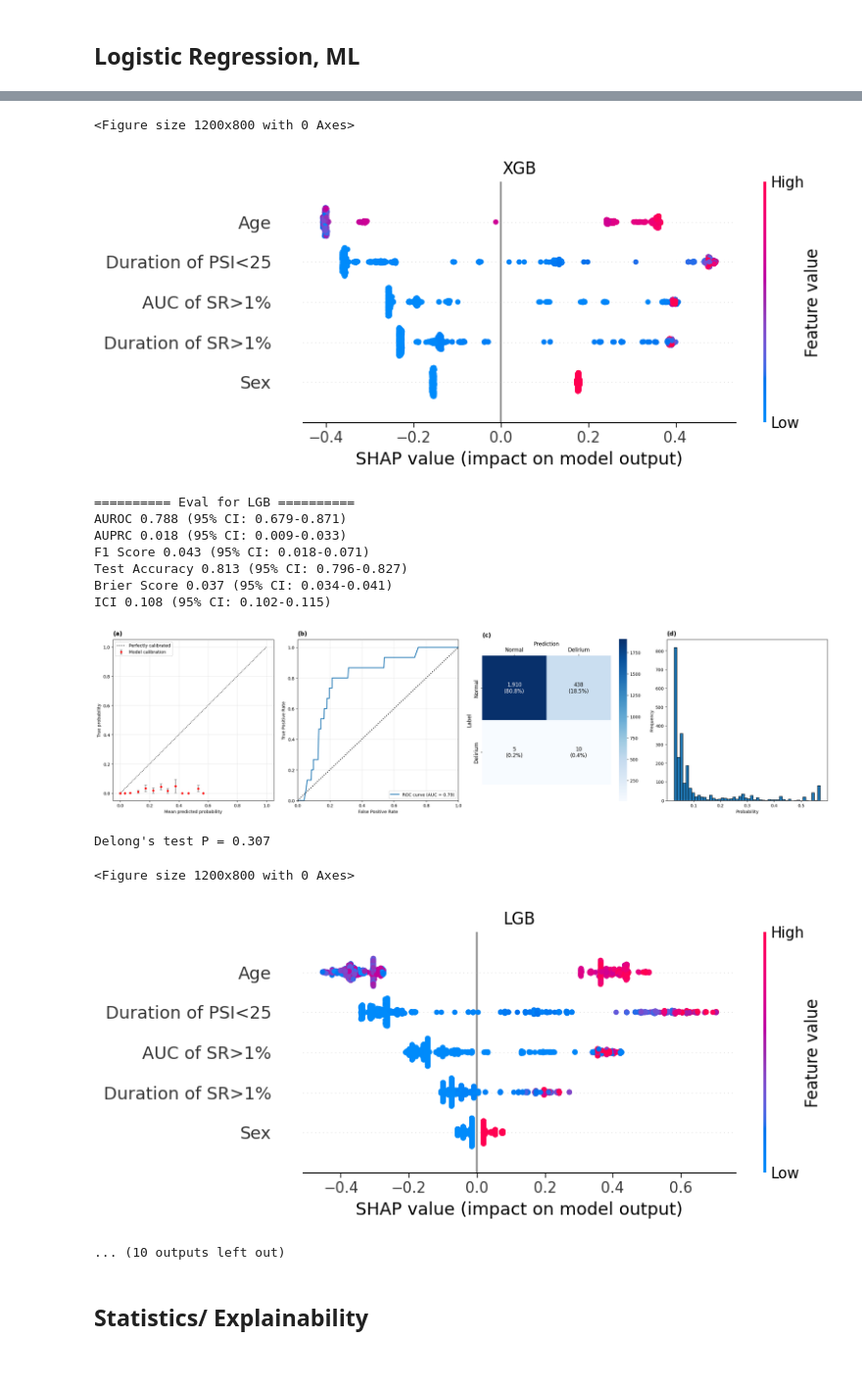
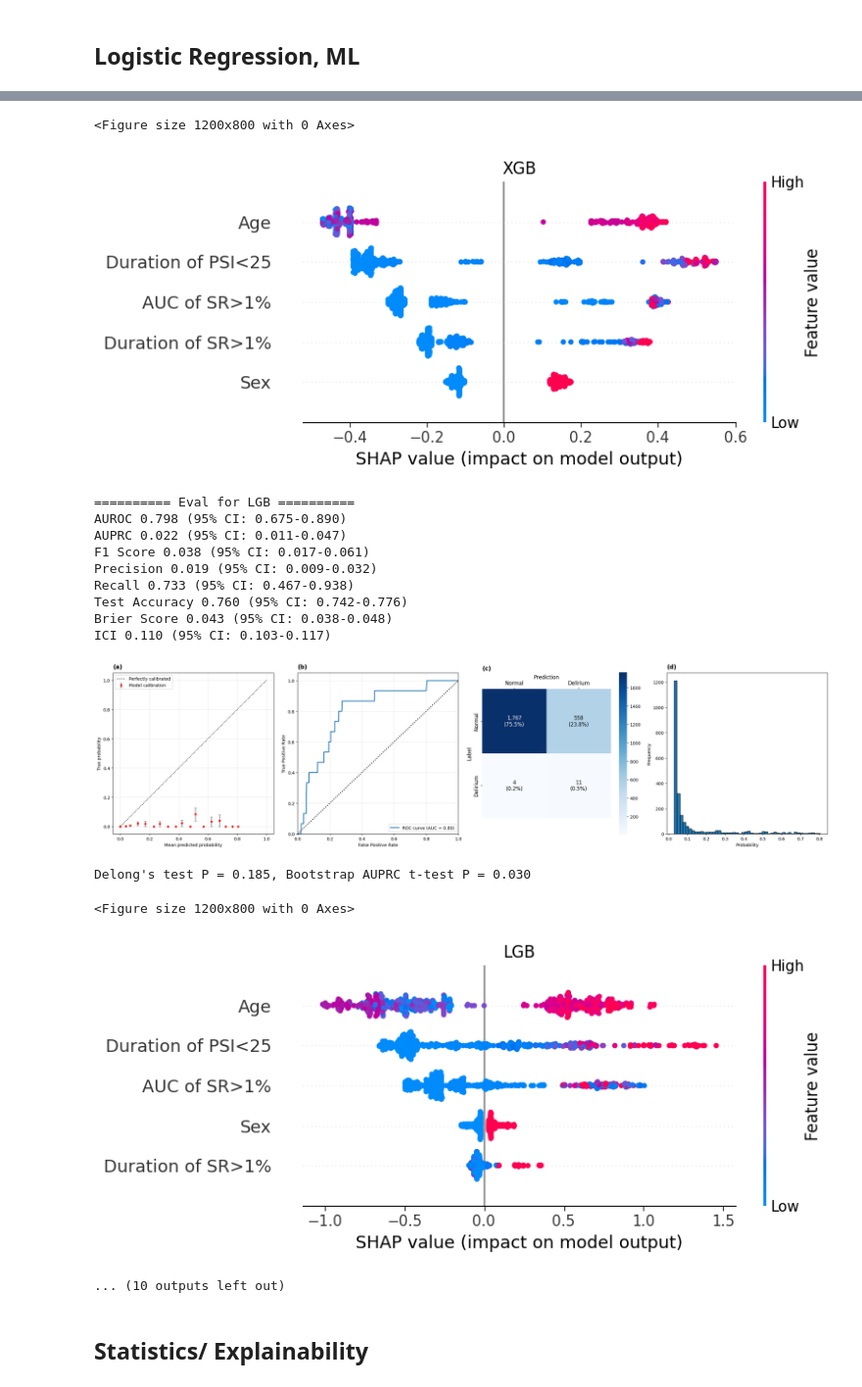
Before and after one commit to oskumd2/EEG_Delirium, a Jupyter notebook: notebook_inference.ipynb, the cells around one changed output, grey strips where cells are left out. Shown at 98% size. Drawn from its saved outputs; the diff is of its cells as text; code cells hidden in the pictures.

```diff
--- a/notebook_inference.ipynb
+++ b/notebook_inference.ipynb
@@ -976,6 +992,16 @@ FILE = np.load('F_f.npy', mmap_mode='r')
 A = np.load('A_f.npy', mmap_mode='r')
 S = np.load('S_f.npy', mmap_mode='r')
 P = np.load('P_f.npy', mmap_mode='r')
+GENERAL = np.load('GENERAL_f.npy', mmap_mode='r')
+
+general_mask = (GENERAL == 1)
+X_normalized = X_normalized[general_mask]
+Y_normalized = Y_normalized[general_mask]
+ID = ID[general_mask]
+FILE = FILE[general_mask]
+A = A[general_mask]
+S = S[general_mask]
+P = P[general_mask]
 
 train_mask = np.isin(ID, train_ids)
 X_train_full = X_normalized[train_mask]
@@ -1326,7 +1344,7 @@ models = {
 for model_name, objective_func in models.items():
     print(f"Optimizing {model_name}...")
     study = optuna.create_study(direction='maximize')
-    study.optimize(lambda trial: objective_func(trial, x_train), n_trials=1000)
+    study.optimize(lambda trial: objective_func(trial, x_train), n_trials=15)
 # %%
 x_train = pd.read_csv('eeg_rid_supreme_train_5_ml.csv')
 x_test = pd.read_csv('eeg_rid_supreme_test_ml.csv')
@@ -1359,6 +1377,31 @@ delphi_auroc = roc_auc_score(y_test, x_test['y_test_proba_delphi'])
 
 print(f"DELPHI-EEG AUROC: {delphi_auroc:.3f}, Delong's test P = {delong_roc_test(y_test, x_test['y_test_proba_delphi'], x_test['y_test_proba_lr'])[0][0]:.3f}")
 
+def bootstrap_auprc_test(y_true, y_pred1, y_pred2, n_bootstrap=1000):
+    """Bootstrap test for comparing AUPRC between two models"""
+    n = len(y_true)
+    auprc_diffs = []
+
+    for _ in range(n_bootstrap):
+        # Bootstrap sample
+        indices = np.random.choice(n, n, replace=True)
+        y_boot = y_true[indices]
+        pred1_boot = y_pred1[indices]
+        pred2_boot = y_pred2[indices]
+
+        # Calculate AUPRC for both models
+        auprc1 = average_precision_score(y_boot, pred1_boot)
+        auprc2 = average_precision_score(y_boot, pred2_boot)
+
+        # Store difference
+        auprc_diffs.append(auprc1 - auprc2)
+
+    # Calculate p-value (two-tailed test)
+    auprc_diffs = np.array(auprc_diffs)
+    p_value = 2 * min(np.mean(auprc_diffs >= 0), np.mean(auprc_diffs <= 0))
+
+    return p_value
+
 y_test = y_test.ravel()
 for model_name in ['lr','xgb', 'lgb', 'rf', 'gb']:
     print(f"\n========== Eval for {model_name.upper()} ==========")
@@ -1373,9 +1416,13 @@ for model_name in ['lr','xgb', 'lgb', 'rf', 'gb']:
     draw_model_evaluation_plots(y_test, y_test_proba, y_pred_test, n_bins=20)
 
     if model_name =='lr':
+        delong_p = delong_roc_test(y_test, y_test_proba, x_test['y_test_proba_delphi'].ravel())[0][0]
+        auprc_p = bootstrap_auprc_test(y_test, y_test_proba, x_test['y_test_proba_delphi'].ravel())
+        print(f"Delong's test P = {delong_p:.3f}, Bootstrap AUPRC t-test P = {auprc_p:.3f}")
         continue
-    print(f"Delong's test P = {delong_roc_test(y_test, y_test_proba, x_test['y_test_proba_lr'].ravel())[0][0]:.3f}")
-
+    delong_p = delong_roc_test(y_test, y_test_proba, x_test['y_test_proba_lr'].ravel())[0][0]
+    auprc_p = bootstrap_auprc_test(y_test, y_test_proba, x_test['y_test_proba_lr'].ravel())
+    print(f"Delong's test P = {delong_p:.3f}, Bootstrap AUPRC t-test P = {auprc_p:.3f}")
     model = trained_models[model_name]
     plt.figure(figsize=(12, 8))
     X_test_sample = X_test.sample(n=500, random_state=42)
@@ -1426,14 +1479,16 @@ Delong's test P = 0.170
 <Figure size 1200x800 with 0 Axes>
-[figure, old version]
+[figure, new version]
 ========== Eval for LGB ==========
-AUROC 0.788 (95% CI: 0.679-0.871)
-AUPRC 0.018 (95% CI: 0.009-0.033)
-F1 Score 0.043 (95% CI: 0.018-0.071)
-Test Accuracy 0.813 (95% CI: 0.796-0.827)
-Brier Score 0.037 (95% CI: 0.034-0.041)
-ICI 0.108 (95% CI: 0.102-0.115)
+AUROC 0.798 (95% CI: 0.675-0.890)
+AUPRC 0.022 (95% CI: 0.011-0.047)
+F1 Score 0.038 (95% CI: 0.017-0.061)
+Precision 0.019 (95% CI: 0.009-0.032)
+Recall 0.733 (95% CI: 0.467-0.938)
+Test Accuracy 0.760 (95% CI: 0.742-0.776)
+Brier Score 0.043 (95% CI: 0.038-0.048)
+ICI 0.110 (95% CI: 0.103-0.117)
-[figure, old version]
+[figure, new version]
-Delong's test P = 0.307
+Delong's test P = 0.185, Bootstrap AUPRC t-test P = 0.030
 <Figure size 1200x800 with 0 Axes>
-[figure, old version]
+[figure, new version]
 ... (10 outputs left out)
```
Also changed, not shown: parts of 30 cells of this notebook, 2 other files.
